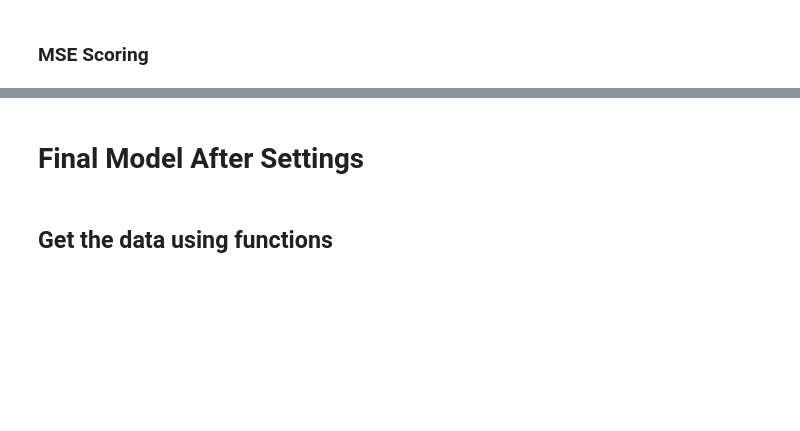
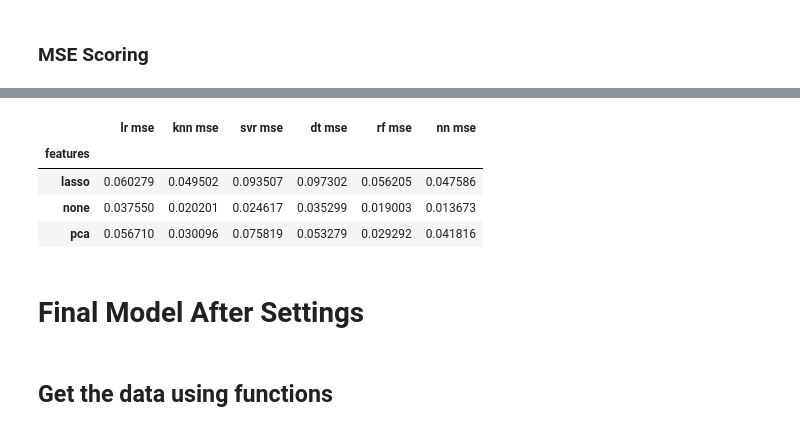
Before and after one commit to AlvinElves/individualDissertation, a Jupyter notebook: Var_AH_AI_Model_Comparison.ipynb, the cells around one changed output, grey strips where cells are left out. Cells and saved outputs as stored; diff of their text form; code cells hidden in the pictures; blank space fills up the shorter version.

```diff
--- a/Var_AH_AI_Model_Comparison.ipynb
+++ b/Var_AH_AI_Model_Comparison.ipynb
@@ -714,12 +814,18 @@ null_average
 # %%
 # See the average of all feature selection methods
 features_average = mse_result.copy()
-features_average = features_average[features_average.NMHC == 'with']
+features_average = features_average[features_average.NMHC == 'without']
 features_average = features_average[features_average.outliers == 'delete']
 features_average = features_average[features_average.null == 'delete']
 
 features_average = features_average.groupby('features')[model_column].mean()
 features_average
+# %% [output]
+|  | lr mse | knn mse | svr mse | dt mse | rf mse | nn mse |
+| features |  |  |  |  |  |  |
+| lasso | 0.060279 | 0.049502 | 0.093507 | 0.097302 | 0.056205 | 0.047586 |
+| none | 0.037550 | 0.020201 | 0.024617 | 0.035299 | 0.019003 | 0.013673 |
+| pca | 0.056710 | 0.030096 | 0.075819 | 0.053279 | 0.029292 | 0.041816 |
 # %% [markdown]
 # Final Model After Settings
 # %% [markdown]
```
Also changed, not shown: parts of 30 cells of this notebook, 2 other files.
